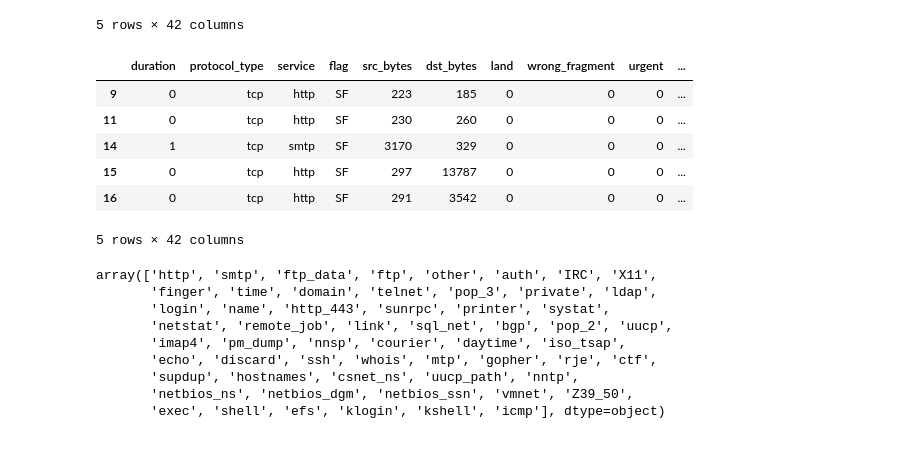
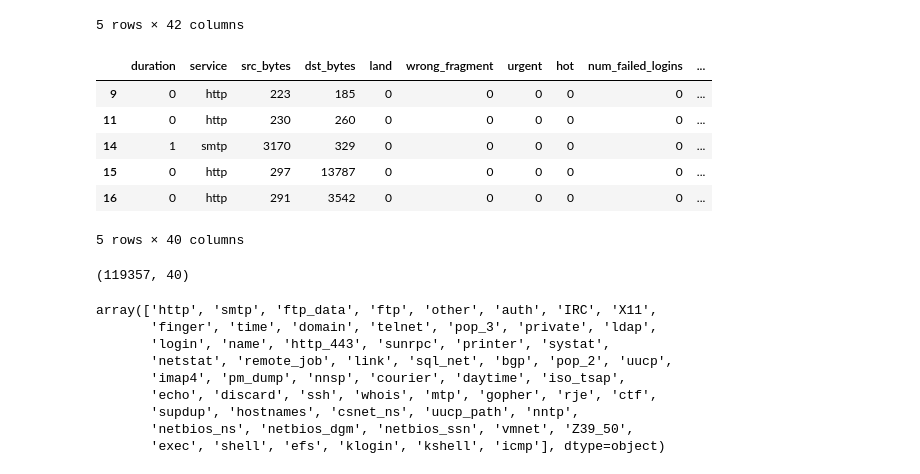
Before and after one commit to alankrit03/Final-Year-Project, a Jupyter notebook: tcp_model.ipynb, the cells around one changed output. Saved outputs shown, nothing was run; the diff lists cells and outputs as text; code cells hidden in the pictures.

```diff
--- a/tcp_model.ipynb
+++ b/tcp_model.ipynb
@@ -16,15 +16,20 @@ df.head()
 5 rows × 42 columns
 # %%
 tcp = df[df['protocol_type']=='tcp']
+tcp = tcp.drop(['protocol_type','flag'],axis=1)
 tcp.head()
 # %% [output]
-|  | duration | protocol_type | service | flag | src_bytes | dst_bytes | land | wrong_fragment | urgent | ... |
-| 9 | 0 | tcp | http | SF | 223 | 185 | 0 | 0 | 0 | ... |
-| 11 | 0 | tcp | http | SF | 230 | 260 | 0 | 0 | 0 | ... |
-| 14 | 1 | tcp | smtp | SF | 3170 | 329 | 0 | 0 | 0 | ... |
-| 15 | 0 | tcp | http | SF | 297 | 13787 | 0 | 0 | 0 | ... |
-| 16 | 0 | tcp | http | SF | 291 | 3542 | 0 | 0 | 0 | ... |
+|  | duration | service | src_bytes | dst_bytes | land | wrong_fragment | urgent | hot | num_failed_logins | ... |
+| 9 | 0 | http | 223 | 185 | 0 | 0 | 0 | 0 | 0 | ... |
+| 11 | 0 | http | 230 | 260 | 0 | 0 | 0 | 0 | 0 | ... |
+| 14 | 1 | smtp | 3170 | 329 | 0 | 0 | 0 | 0 | 0 | ... |
+| 15 | 0 | http | 297 | 13787 | 0 | 0 | 0 | 0 | 0 | ... |
+| 16 | 0 | http | 291 | 3542 | 0 | 0 | 0 | 0 | 0 | ... |
-5 rows × 42 columns
+5 rows × 40 columns
+# %%
+tcp.shape
+# %% [output]
+(119357, 40)
 # %%
 features = ["service","src_bytes","wrong_fragment","count","num_compromised","srv_count","srv_serror_rate","serror_rate"]
 target = "result"
```
Also changed, not shown: parts of 13 cells of this notebook, 2 other files.
